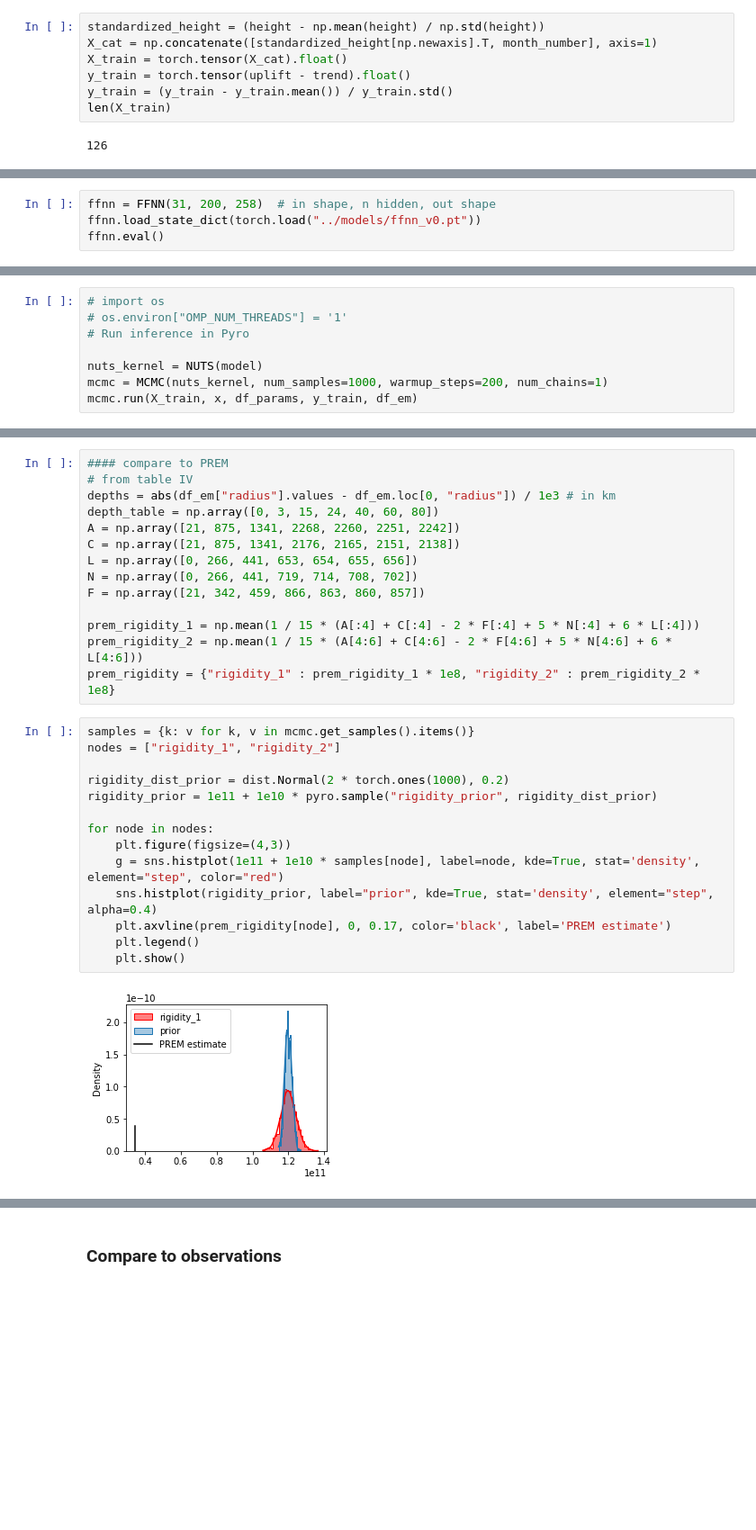
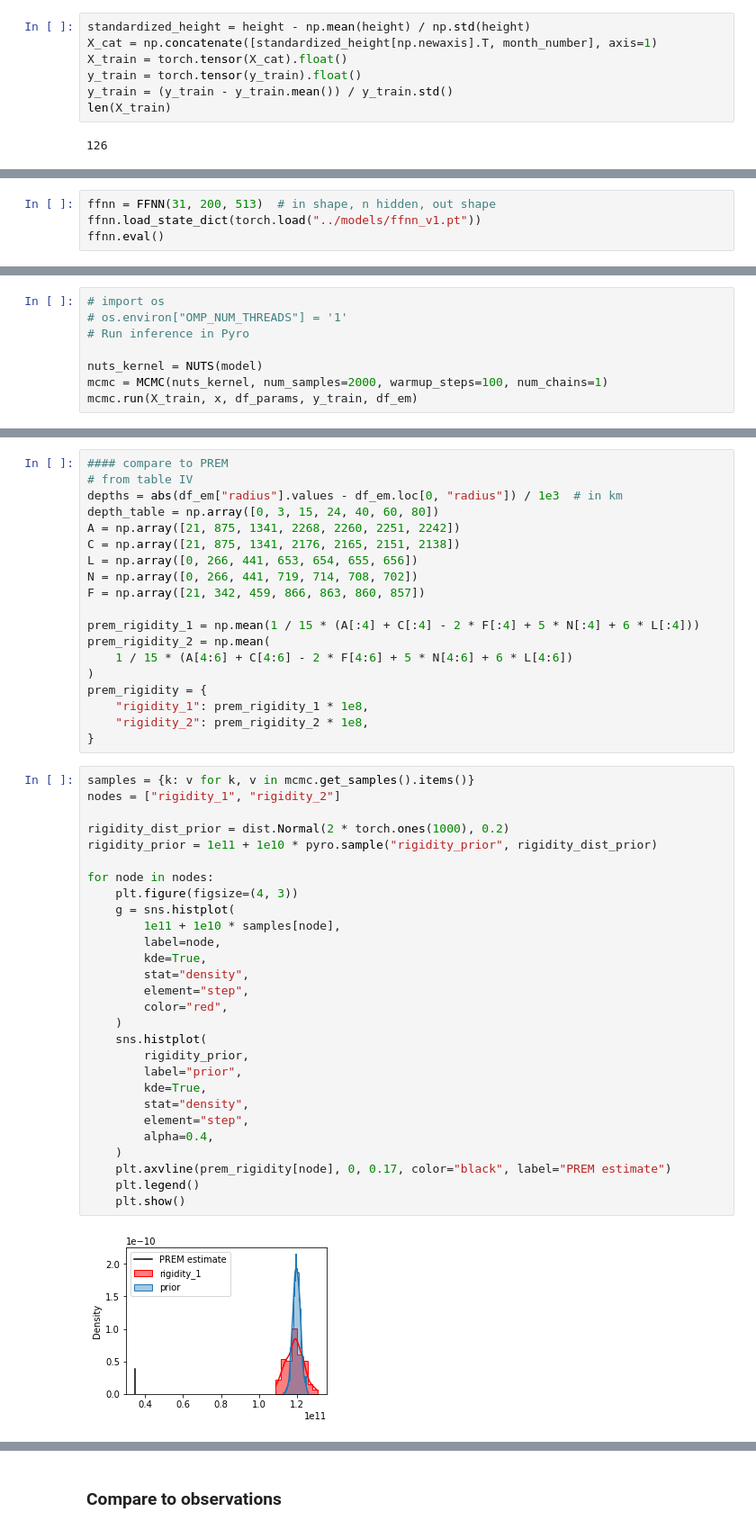
Before and after one commit to eyhl/premis, a Jupyter notebook: notebooks/chapter2.ipynb, the cells around one changed output, grey strips where cells are left out. Shown: that part at 90% size. Cells and saved outputs as stored; diff of their text form; blank space fills up the shorter version.

```diff
--- a/notebooks/chapter2.ipynb
+++ b/notebooks/chapter2.ipynb
@@ -239,10 +86,10 @@ df1.head()
 # make one hot encoding of month number
 month_number = np.array(pd.get_dummies(df1["Month"]))
 # %%
-standardized_height = (height - np.mean(height) / np.std(height))
+standardized_height = height - np.mean(height) / np.std(height)
 X_cat = np.concatenate([standardized_height[np.newaxis].T, month_number], axis=1)
 X_train = torch.tensor(X_cat).float()
-y_train = torch.tensor(uplift - trend).float()
+y_train = torch.tensor(y_train).float()
 y_train = (y_train - y_train.mean()) / y_train.std()
 len(X_train)
 # %% [output]
@@ -268,8 +131,8 @@ tensor([ 8.0000e+01,  6.6610e-01,  6.3665e-01,  6.0719e-01,  2.5377e-01,
          2.2361e+00, -4.4721e-01, -4.4721e-01, -4.4721e-01, -4.4721e-01,
         -4.4721e-01])
 # %%
-ffnn = FFNN(31, 200, 258)  # in shape, n hidden, out shape
-ffnn.load_state_dict(torch.load("../models/ffnn_v0.pt"))
+ffnn = FFNN(31, 200, 513)  # in shape, n hidden, out shape
+ffnn.load_state_dict(torch.load("../models/ffnn_v1.pt"))
 ffnn.eval()
 # %% [output]
 FFNN(
@@ -316,7 +199,7 @@ def model(X, x, df_params, obs=None, df_em=None):
 # Run inference in Pyro
 
 nuts_kernel = NUTS(model)
-mcmc = MCMC(nuts_kernel, num_samples=1000, warmup_steps=200, num_chains=1)
+mcmc = MCMC(nuts_kernel, num_samples=2000, warmup_steps=100, num_chains=1)
 mcmc.run(X_train, x, df_params, y_train, df_em)
 # %%
 # Show summary of inference results
@@ -342,7 +225,7 @@ Number of divergences: 0
 # %%
 #### compare to PREM
 # from table IV
-depths = abs(df_em["radius"].values - df_em.loc[0, "radius"]) / 1e3 # in km
+depths = abs(df_em["radius"].values - df_em.loc[0, "radius"]) / 1e3  # in km
 depth_table = np.array([0, 3, 15, 24, 40, 60, 80])
 A = np.array([21, 875, 1341, 2268, 2260, 2251, 2242])
 C = np.array([21, 875, 1341, 2176, 2165, 2151, 2138])
@@ -351,21 +234,40 @@ N = np.array([0, 266, 441, 719, 714, 708, 702])
 F = np.array([21, 342, 459, 866, 863, 860, 857])
 
 prem_rigidity_1 = np.mean(1 / 15 * (A[:4] + C[:4] - 2 * F[:4] + 5 * N[:4] + 6 * L[:4]))
-prem_rigidity_2 = np.mean(1 / 15 * (A[4:6] + C[4:6] - 2 * F[4:6] + 5 * N[4:6] + 6 * L[4:6]))
-prem_rigidity = {"rigidity_1" : prem_rigidity_1 * 1e8, "rigidity_2" : prem_rigidity_2 * 1e8}
+prem_rigidity_2 = np.mean(
+    1 / 15 * (A[4:6] + C[4:6] - 2 * F[4:6] + 5 * N[4:6] + 6 * L[4:6])
+)
+prem_rigidity = {
+    "rigidity_1": prem_rigidity_1 * 1e8,
+    "rigidity_2": prem_rigidity_2 * 1e8,
+}
 # %%
 samples = {k: v for k, v in mcmc.get_samples().items()}
 nodes = ["rigidity_1", "rigidity_2"]
 
 rigidity_dist_prior = dist.Normal(2 * torch.ones(1000), 0.2)
 rigidity_prior = 1e11 + 1e10 * pyro.sample("rigidity_prior", rigidity_dist_prior)
 
 for node in nodes:
-    plt.figure(figsize=(4,3))
-    g = sns.histplot(1e11 + 1e10 * samples[node], label=node, kde=True, stat='density', element="step", color="red")
-    sns.histplot(rigidity_prior, label="prior", kde=True, stat='density', element="step", alpha=0.4)
-    plt.axvline(prem_rigidity[node], 0, 0.17, color='black', label='PREM estimate')
+    plt.figure(figsize=(4, 3))
+    g = sns.histplot(
+        1e11 + 1e10 * samples[node],
+        label=node,
+        kde=True,
+        stat="density",
+        element="step",
+        color="red",
+    )
+    sns.histplot(
+        rigidity_prior,
+        label="prior",
+        kde=True,
+        stat="density",
+        element="step",
+        alpha=0.4,
+    )
+    plt.axvline(prem_rigidity[node], 0, 0.17, color="black", label="PREM estimate")
     plt.legend()
     plt.show()
 # %% [output]
-[figure, old version]
+[figure, new version]
```
Also changed, not shown: parts of 25 cells of this notebook, 2 other files.
